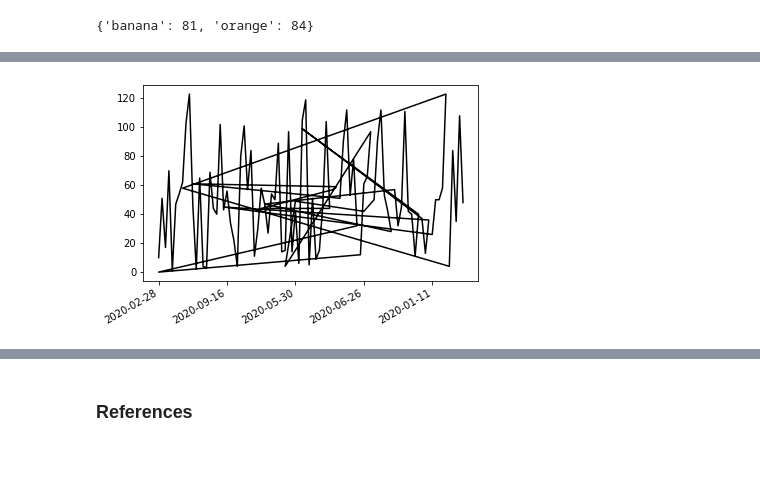
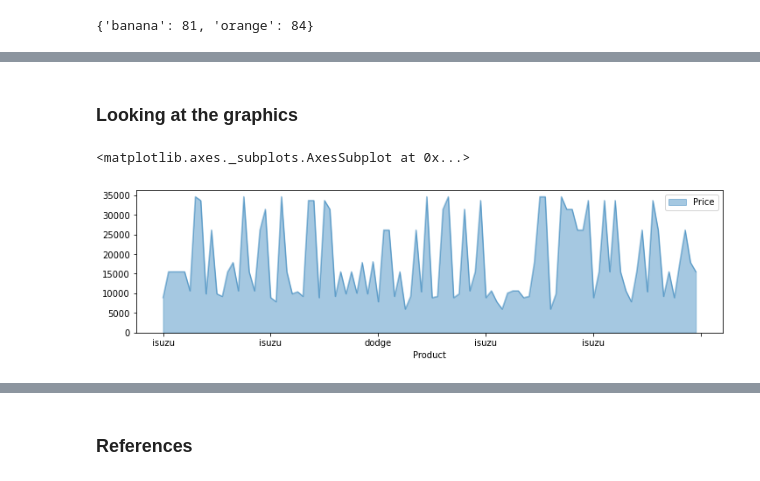
Before and after one commit to claudiamorazzoni/project_pda, a Jupyter notebook: Project - Programming for Data Analysis.ipynb, the cells around one changed output, grey strips where cells are left out. Drawn from its saved outputs; the diff is of its cells as text; code cells hidden in the pictures.

Commit message:
finishing the project

```diff
--- a/Project - Programming for Data Analysis.ipynb
+++ b/Project - Programming for Data Analysis.ipynb
@@ -61,7 +65,7 @@ df = pd.DataFrame(columns=columns)
 df
 
 start_dt = date.today().replace(day=1, month=1).toordinal() # I change the date into an ordinal number and limit it to month 1, as the initial value
-end_dt = date.today().replace(day=1, month=12).toordinal() # I change the date into an ordinal number and limit it to month 12, as larger value.
+end_dt = date.today().replace(day=30, month=12).toordinal() # I change the date into an ordinal number and limit it to month 12, as larger value.
 
 
 # This function randomly chooses dates from January 1, 2020 to December 2020
@@ -77,19 +81,28 @@ def random_price():
     month_list = []
     month_list.append(month)
     for x in month_list:
-        if x <= 3:
-            orders = int(np.random.normal(loc=10, scale=10))
+        if x <= 2:
+            orders = int(np.random.normal(loc=45, scale=10)) # sales fall at the end and beginning of the year because of taxes
             if orders < 0:
                 orders *= (-1)
                 continue
-
-        elif x <= 9:
+        elif 3 <= x <= 5:
+            orders = int(np.random.normal(loc=58, scale=20)) # spring runs from March 1 to May 31 - 15% increase in sales
+            if orders < 0:
+                orders *= (-1)
+                continue
+        elif x >= 6:
             orders = int(np.random.normal(loc=50, scale=10))
             if orders < 0:
                 orders *= (-1)
                 continue
+        elif 9 <= x <= 11:
+            orders = int(np.random.normal(loc=58, scale=20)) # autumn runs from September 1 to November 30 - 15% increase in sales
+            if orders < 0:
+                orders *= (-1)
+                continue
         else:
-            orders = int(np.random.normal(loc=100, scale=10))
+            orders = int(np.random.normal(loc=45, scale=10)) # sales fall at the end and beginning of the year because of taxes
             if orders < 0:
                 orders *= (-1)
                 continue
@@ -107,5 +120,5 @@ for i in range (100):
 
 
 
-# Saving the generated file
+# Saving and converting the generated file
 df.to_csv('data_project_pda.csv')
@@ -112 +199,3 @@ df.to_csv('data_project_pda.csv')
+# %% [markdown]
+### Looking at the graphics
 # %%
@@ -115,8 +206,5 @@ import matplotlib.ticker as ticker
-# %%
-df = pd.read_csv('data_project_pda.csv')
-ax = fig.subplot(111)
-ax.plot(df['Date'], df['Quantity Ordered'], '-k')
-fig.gcf().autofmt_xdate()
-ax.xaxis.set_major_locator(ticker.MultipleLocator(20))
-# %% [output]
-[figure, removed]
+# %%
+df.plot.area('Product', 'Price', alpha=0.4, figsize=(12, 3))
+# %% [output]
+<matplotlib.axes._subplots.AxesSubplot at 0x...>
+[figure, added]
```
Also changed, not shown: parts of 14 cells of this notebook, 1 other file.
